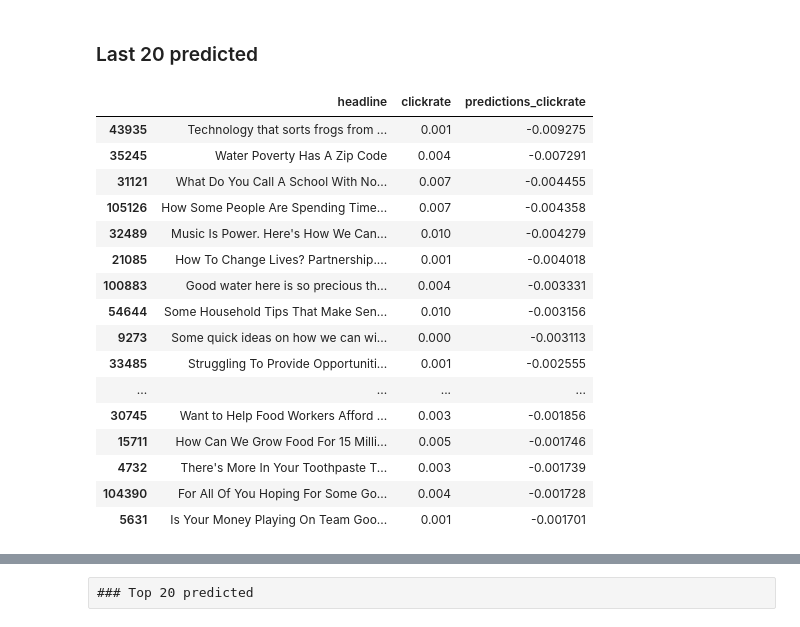
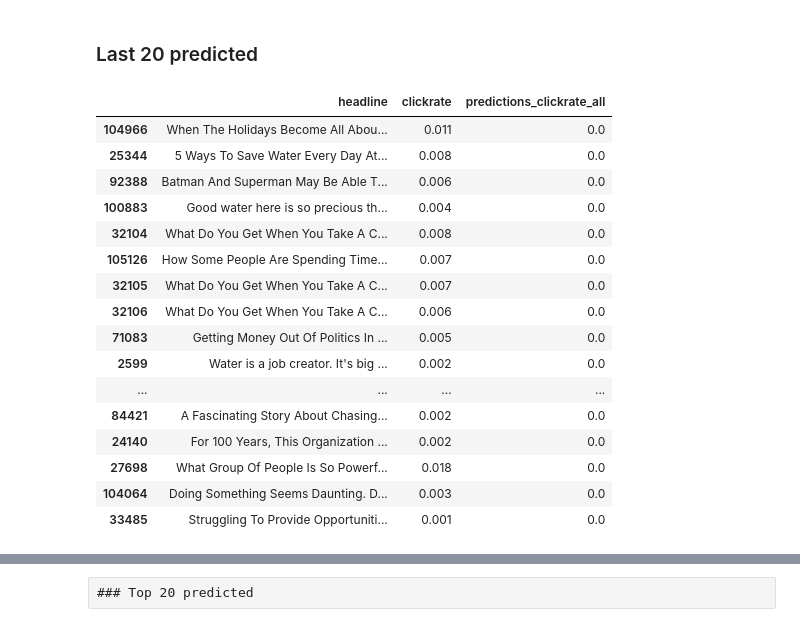
Before and after one commit to antschum/causal_headline_evaluator, a Jupyter notebook: 2023-28-11-Meeting.ipynb, the cells around one changed output, grey strips where cells are left out. Cells and saved outputs as stored; diff of their text form; code cells hidden in the pictures.

```diff
--- a/2023-28-11-Meeting.ipynb
+++ b/2023-28-11-Meeting.ipynb
@@ -142,14 +144,28 @@ df.sort_values(["clicks"]).loc[:,['headline',"clicks"]][:20]
 # %%
 
 clickrate =torch.tensor(df.clickrate.values)
-X_train, X_test, y_train, y_test = train_test_split(stored_embeddings, clickrate, test_size=0.2)
+
+
+X_train, X_test, y_train, y_test = train_test_split(stored_embeddings,clickrate, test_size=0.2)
 # Ridge Model
+
 ridge_model_clickrate =RidgeCV(alphas=[0.001,0.002,0.005,0.01,0.05,0.07,0.2,0.4,0.6, 1, 10],store_cv_values=True)
 ridge_model_clickrate.fit(X_train, y_train)
 ridge_model_clickrate.score(X_train,y_train) #0.1629
-predictions_clickrate = ridge_model.predict(X_test) #alpha = 10
-rmse_clickrate = mean_squared_error(y_test, predictions, squared=False)
-df["predictions_clickrate"] = ridge_model_clickrate.predict(stored_embeddings)
+predictions_clickrate = ridge_model_clickrate.predict(X_test) #alpha = 10
+rmse_clickrate = mean_squared_error(y_test, predictions_clickrate)
+
+predictions_clickrate_all = ridge_model_clickrate.predict(stored_embeddings)
+print(predictions_clickrate_all.shape[0])
+
+
+for i in range(predictions_clickrate_all.shape[0]):
+    if predictions_clickrate_all[i] < 0:
+        predictions_clickrate_all[i] = 0
+
+df["predictions_clickrate_all"] = predictions_clickrate_all
+
 print("Ridge Regression MSE for click difference:", rmse_clickrate)
-print("Ridge Regression R2 for click difference:", r2_score(y_true=y_test, y_pred=predictions))
+print("Ridge Regression R2 for click difference:", r2_score(y_true=y_test, y_pred=predictions_clickrate))
+print(predictions_clickrate_all.min())
 # %% [output]
@@ -159,22 +190,22 @@ Ridge Regression R2 for click difference: -20774782.53642151
 ### Last 20 predicted
 # %%
 #last 20 predicted
-df.sort_values(["predictions_clickrate"]).loc[:,['headline',"clickrate","predictions_clickrate"]][:20]
+df.sort_values(["predictions_clickrate_all"]).loc[:,['headline',"clickrate","predictions_clickrate_all"]][:20]
 # %% [output]
-|  | headline | clickrate | predictions_clickrate |
-| 43935 | Technology that sorts frogs from ... | 0.001 | -0.009275 |
-| 35245 | Water Poverty Has A Zip Code | 0.004 | -0.007291 |
-| 31121 | What Do You Call A School With No... | 0.007 | -0.004455 |
-| 105126 | How Some People Are Spending Time... | 0.007 | -0.004358 |
-| 32489 | Music Is Power. Here's How We Can... | 0.010 | -0.004279 |
-| 21085 | How To Change Lives? Partnership.... | 0.001 | -0.004018 |
-| 100883 | Good water here is so precious th... | 0.004 | -0.003331 |
-| 54644 | Some Household Tips That Make Sen... | 0.010 | -0.003156 |
-| 9273 | Some quick ideas on how we can wi... | 0.000 | -0.003113 |
-| 33485 | Struggling To Provide Opportuniti... | 0.001 | -0.002555 |
+|  | headline | clickrate | predictions_clickrate_all |
+| 104966 | When The Holidays Become All Abou... | 0.011 | 0.0 |
+| 25344 | 5 Ways To Save Water Every Day At... | 0.008 | 0.0 |
+| 92388 | Batman And Superman May Be Able T... | 0.006 | 0.0 |
+| 100883 | Good water here is so precious th... | 0.004 | 0.0 |
+| 32104 | What Do You Get When You Take A C... | 0.008 | 0.0 |
+| 105126 | How Some People Are Spending Time... | 0.007 | 0.0 |
+| 32105 | What Do You Get When You Take A C... | 0.007 | 0.0 |
+| 32106 | What Do You Get When You Take A C... | 0.006 | 0.0 |
+| 71083 | Getting Money Out Of Politics In ... | 0.005 | 0.0 |
+| 2599 | Water is a job creator. It's big ... | 0.002 | 0.0 |
 | ... | ... | ... | ... |
-| 30745 | Want to Help Food Workers Afford ... | 0.003 | -0.001856 |
-| 15711 | How Can We Grow Food For 15 Milli... | 0.005 | -0.001746 |
-| 4732 | There's More In Your Toothpaste T... | 0.003 | -0.001739 |
-| 104390 | For All Of You Hoping For Some Go... | 0.004 | -0.001728 |
-| 5631 | Is Your Money Playing On Team Goo... | 0.001 | -0.001701 |
+| 84421 | A Fascinating Story About Chasing... | 0.002 | 0.0 |
+| 24140 | For 100 Years, This Organization ... | 0.002 | 0.0 |
+| 27698 | What Group Of People Is So Powerf... | 0.018 | 0.0 |
+| 104064 | Doing Something Seems Daunting. D... | 0.003 | 0.0 |
+| 33485 | Struggling To Provide Opportuniti... | 0.001 | 0.0 |
```
Also changed, not shown: parts of 11 cells of this notebook.
